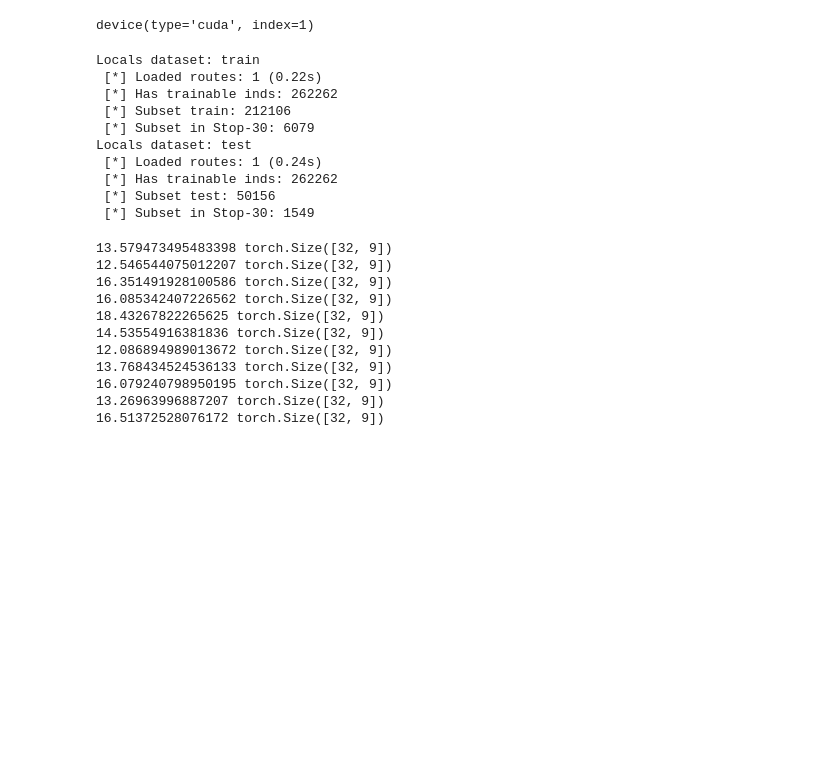
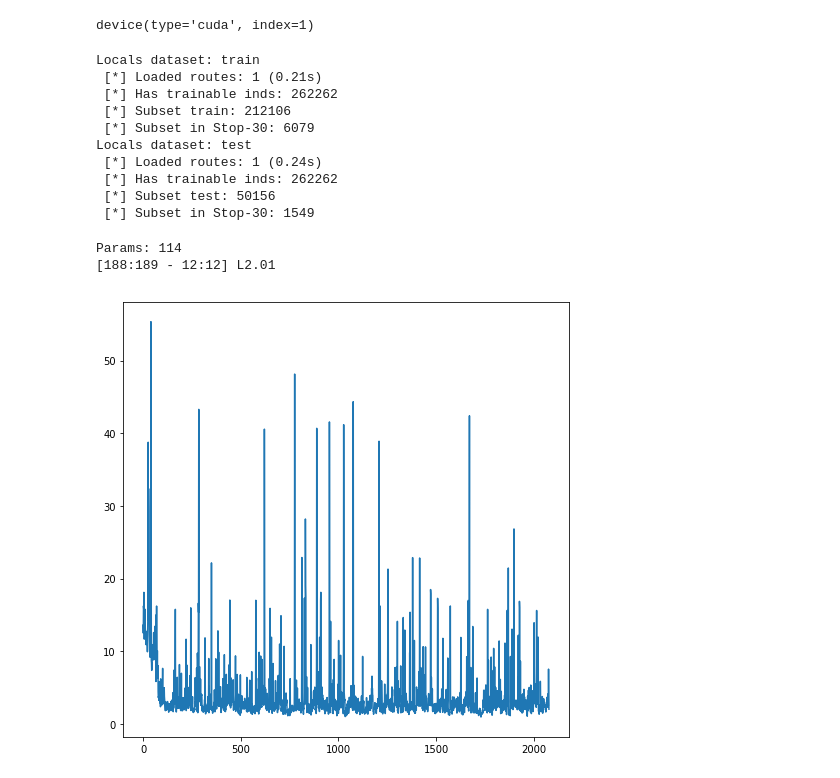
Before and after one commit to ulzee/traffic, a Jupyter notebook: Graph.ipynb, the cells around one changed output. Cells and saved outputs as stored; diff of their text form; code cells hidden in the pictures; blank space fills up the shorter version.

```diff
--- a/Graph.ipynb
+++ b/Graph.ipynb
@@ -28,11 +30,11 @@ device
 # %% [output]
 device(type='cuda', index=1)
 # %%
-dset = SingleStop(SROUTE, 30, 'train', 32, lag=LAG)#.generator()
-evalset = SingleStop(SROUTE, 30, 'test', 32, lag=LAG)#.generator()
+dset = SingleStop(SROUTE, SIND, 'train', BSIZE, lag=LAG)#.generator()
+evalset = SingleStop(SROUTE, SIND, 'test', BSIZE, lag=LAG)#.generator()
 # %% [output]
 Locals dataset: train
- [*] Loaded routes: 1 (0.22s)
+ [*] Loaded routes: 1 (0.21s)
  [*] Has trainable inds: 262262
  [*] Subset train: 212106
  [*] Subset in Stop-30: 6079
@@ -122,46 +128,66 @@ def gather_predictions(_node, node):
         ls += gather_predictions(_nb, nb)
     return ls
 
-for ii in range(0, len(dset), 32):
-    batch = np.array([dset[ii+jj] for jj in range(32)])
+losses = []
+for ii in range(0, len(dset) - BSIZE, BSIZE):
+    batch = np.array([dset[ii+jj] for jj in range(BSIZE)])
+    # batch x time x seq
     batch = torch.Tensor(batch)
     batch = routeToGraph(batch)
 
     states = batch[0] # will be used to hold iterated values
     if kernels is None:
-        kernels = inst_tree(
+        (kernels,), params = inst_tree(
             lambda node: Kernel(insize=1 + len(node.ns), hsize=HSIZE).to(device),
-            [states])[0]
-        upops = inst_tree(
+            [states])
+        kopt = optim.SGD(params, lr=LR)
+        print('Params: %d' % len(params))
+        (upops,), params = inst_tree(
             lambda _: Update(hsize=HSIZE).to(device),
-            [states])[0]
+            [states])
+        uopt = optim.SGD(params, lr=LR)
 
     # initial iteration
     _ = message(kernels, states)
     _ = update(upops, states)
 
+    def fit(_ys, ys, retain=True):
+        kopt.zero_grad()
+        uopt.zero_grad()
+        loss = criterion(ys, _ys)
+
+        loss.backward(retain_graph=retain)
+        kopt.step()
+        uopt.step()
+        return loss
+
     for ti, graph_t in enumerate(batch[1:]):
         # compute loss
         _ys, ys = zip(*gather_predictions(graph_t, states))
         _ys, ys = torch.cat(_ys, dim=1), torch.cat(ys, dim=1)
-        loss = criterion(ys, _ys) # TODO: ignore loss at edges
-        print(loss.item(), _ys.size())
+
+        loss = fit(_ys, ys, True)
+#         print(loss.item(), _ys.size())
 
         # iterate
         _ = message(kernels, states)
         _ = update(upops, states)
 
+        sys.stdout.write('[%d:%d - %d:%d] L%.2f    \r' % (
+            ii//BSIZE, len(dset)//BSIZE, ti+2, len(batch),
+            loss.item()))
+        losses.append(loss.item())
+    fit(_ys, ys, False) # don't forget to fit the last iteration
+
+    sys.stdout.flush()
     # TODO: apply loss to all newvals
-    break
+#     break
 # %% [output]
-13.579473495483398 torch.Size([32, 9])
-12.546544075012207 torch.Size([32, 9])
-16.351491928100586 torch.Size([32, 9])
-16.085342407226562 torch.Size([32, 9])
-18.43267822265625 torch.Size([32, 9])
-14.53554916381836 torch.Size([32, 9])
-12.086894989013672 torch.Size([32, 9])
-13.768434524536133 torch.Size([32, 9])
-16.079240798950195 torch.Size([32, 9])
-13.26963996887207 torch.Size([32, 9])
-16.51372528076172 torch.Size([32, 9])
+Params: 114
+[188:189 - 12:12] L2.01
+# %%
+plt.figure(figsize=(8, 8))
+plt.plot(losses)
+plt.show(); plt.close()
+# %% [output]
+[figure, added]
```
Also changed, not shown: parts of 7 cells of this notebook, 2 other files.
